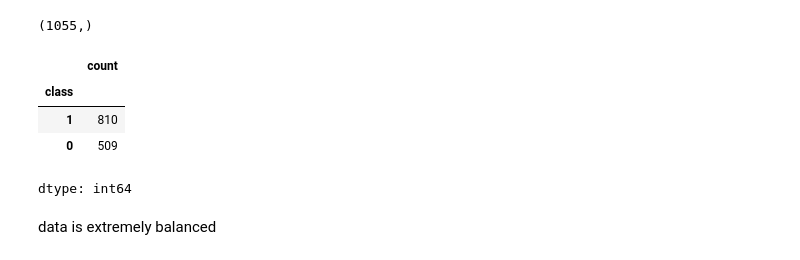
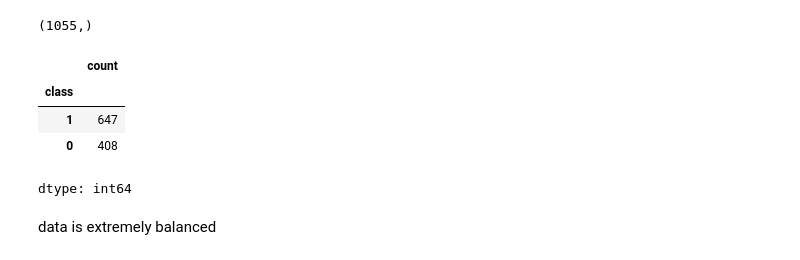
Before and after one commit to VasanthPrakasam/Heart-Disease-Classification-Dataset, a Jupyter notebook: Heart_Disease_Classification_Dataset.ipynb, the cells around one changed output. Saved outputs shown, nothing was run; the diff lists cells and outputs as text; code cells hidden in the pictures.

```diff
--- a/Heart_Disease_Classification_Dataset.ipynb
+++ b/Heart_Disease_Classification_Dataset.ipynb
@@ -294,12 +294,12 @@ y_train.shape
 (1055,)
 # %%
 # checking if data is balanced or not
-y.value_counts()
+y_train.value_counts()
 # %% [output]
 |  | count |
 | class |  |
-| 1 | 810 |
-| 0 | 509 |
+| 1 | 647 |
+| 0 | 408 |
 dtype: int64
 # %% [markdown]
 data is extremely balanced
```
Also changed, not shown: parts of 2 cells of this notebook.
